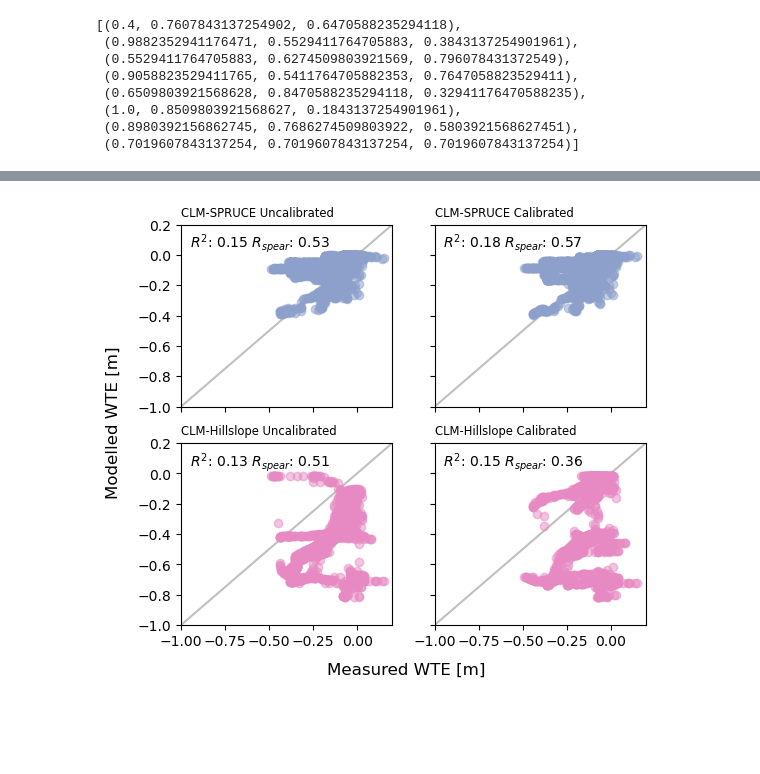
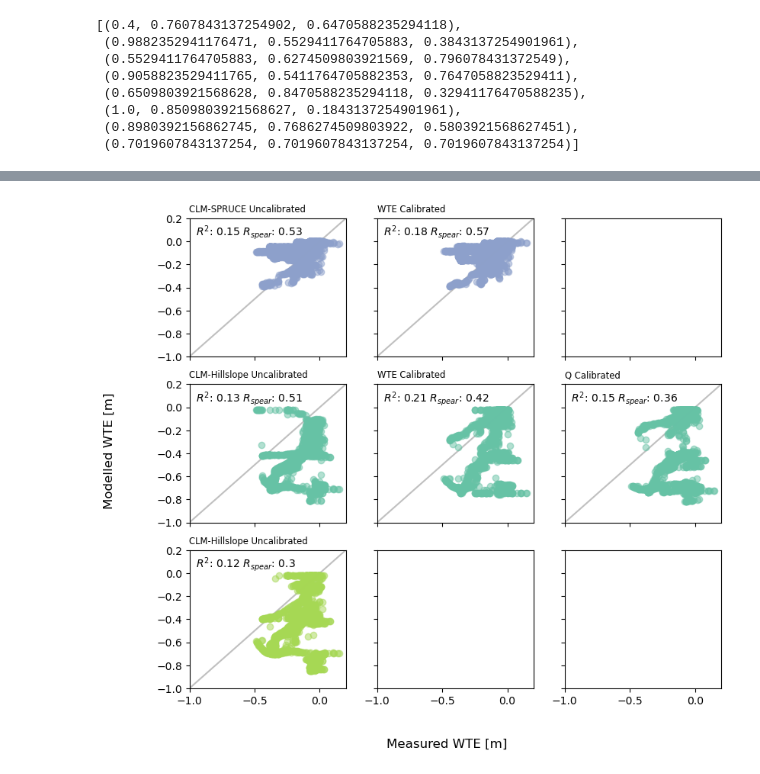
Before and after one commit to mwdjones/peatlandMIP, a Jupyter notebook: 03_plots-HillslopePaper.ipynb, the cells around one changed output, grey strips where cells are left out. Drawn from its saved outputs; the diff is of its cells as text; code cells hidden in the pictures; blank space fills up the shorter version.

```diff
--- a/03_plots-HillslopePaper.ipynb
+++ b/03_plots-HillslopePaper.ipynb
@@ -117,7 +117,7 @@ HILLSLOPEuncalib = xr.open_mfdataset('CLM-hillslope/3col-derecho-nocalib/test-de
 HILLSLOPEuncalibcol = xr.open_mfdataset('CLM-hillslope/3col-derecho-nocalib/test-derecho-nuopc.clm2.h3.*-01-01-00000.nc',
                             parallel = True)
 
-#Calibrated Data
+#Stream Calibrated Data
 SPRUCEcalib = xr.open_mfdataset('ELM-SPRUCE/shiPARAMS/TESTShi2015_US-SPR_ICB20TRCNPRDCTCBC/TESTShi2015_US-SPR_ICB20TRCNPRDCTCBC.clm2.h0.*-01-01-00000.nc',
                             parallel = True)
 CLMcalib = xr.open_mfdataset('CLM5/derecho-stream-calib-expanded/derecho_stream_calib_expanded.clm2.h1.*-01-01-00000.nc',
@@ -127,6 +127,20 @@ HILLSLOPEcalib = xr.open_mfdataset('CLM-hillslope/3col-derecho-streamcalib-hills
 HILLSLOPEcalibcol =  xr.open_mfdataset('CLM-hillslope/3col-derecho-streamcalib-hillslopespinup-pfts/hillslope-stream-calib-pfts.clm2.h3.*-01-01-00000.nc',
                             parallel = True)
 
+#WTE Calibrated Data
+CLMcalib_wte = xr.open_mfdataset('CLM5/derecho-wte-calib/derecho_wte_calib.clm2.h1.*-01-01-00000.nc',
+                            parallel = True)
+HILLSLOPEcalib_wte = xr.open_mfdataset('CLM-hillslope/3col-derecho-wtecalib-hillslopespinup-pfts/hillslope-wte-calib-pfts.clm2.h2.*-01-01-00000.nc',
+                            parallel = True)
+HILLSLOPEcalibcol_wte =  xr.open_mfdataset('CLM-hillslope/3col-derecho-wtecalib-hillslopespinup-pfts/hillslope-wte-calib-pfts.clm2.h3.*-01-01-00000.nc',
+                            parallel = True)
+
+#Soil and PFT mods
+HILLSLOPEuncalibmods = xr.open_mfdataset('CLM-hillslope/3col-derecho-nocalib-soilpftmods/hillslope-soiltest-pfttest.clm2.h2.*-01-01-00000.nc',
+                            parallel = True)
+HILLSLOPEuncalibcolmods = xr.open_mfdataset('CLM-hillslope/3col-derecho-nocalib-soilpftmods/hillslope-soiltest-pfttest.clm2.h3.*-01-01-00000.nc',
+                            parallel = True)
+
 #Fenghui data
 FenghuiData = xr.open_mfdataset('ELM-SPRUCE/fenghui/T0.00_US-SPR_I20TRCLM45CN.clm2.h0.*-01-01-00000.nc',
                                 parallel = True)
@@ -142,4 +156,11 @@ HILLSLOPEcalib = HILLSLOPEcalib.sel(time = slice("2011-01-01", "2016-12-31"))
 HILLSLOPEcalibcol = HILLSLOPEcalibcol.sel(time = slice("2011-01-01", "2016-12-31"))
 CLMcalib = CLMcalib.sel(time = slice("2011-01-04", "2016-12-31"))
 
+HILLSLOPEcalib_wte = HILLSLOPEcalib_wte.sel(time = slice("2011-01-01", "2016-12-31"))
+HILLSLOPEcalibcol_wte = HILLSLOPEcalibcol_wte.sel(time = slice("2011-01-01", "2016-12-31"))
+CLMcalib_wte = CLMcalib_wte.sel(time = slice("2011-01-04", "2016-12-31"))
+
+HILLSLOPEuncalibmods = HILLSLOPEuncalibmods.sel(time = slice("2011-01-01", "2016-12-31"))
+HILLSLOPEuncalibcolmods = HILLSLOPEuncalibcolmods.sel(time = slice("2011-01-01", "2016-12-31"))
+
 fenghui = FenghuiData.sel(time = slice("2014-01-01", "2016-12-31"))
@@ -294,26 +345,31 @@ plt.savefig('./figures/Pub/streamflowCorrelations.svg', bbox_inches = 'tight')
 # %%
 #Plot 4 Model R2 and NSE for WTE
 #Remove leap days from MEF data
 obsWTE = wte[~((wte['DATE'].dt.month == 2) &(wte['DATE'].dt.day == 29))]['WTD']
 
-fig, ax = plt.subplots(2, 2, figsize = (6, 5.2),
+fig, ax = plt.subplots(3, 3, figsize = (9, 8),
                       sharex = True,
                       sharey = True)
 
 #CLM-SPRUCE
 cor_plot(ax[0, 0], obsWTE, -np.array(SPRUCEuncalib.isel(lndgrid = 1).ZWT).reshape(length), pal[2], 'CLM-SPRUCE Uncalibrated', stream = False)
-cor_plot(ax[0, 1], obsWTE, -np.array(SPRUCEcalib.isel(lndgrid = 1).ZWT).reshape(length), pal[2], 'CLM-SPRUCE Calibrated', stream = False)
+cor_plot(ax[0, 1], obsWTE, -np.array(SPRUCEcalib.isel(lndgrid = 1).ZWT).reshape(length), pal[2], 'WTE Calibrated', stream = False)
 
 #CLM-HILLSLOPE - BOG
-cor_plot(ax[1, 0], obsWTE, -np.array(HILLSLOPEuncalibcol.isel(column = 1).ZWT).reshape(length), pal[3], 'CLM-Hillslope Uncalibrated', stream = False)
-cor_plot(ax[1, 1], obsWTE, -np.array(HILLSLOPEcalibcol.isel(column = 1).ZWT).reshape(length), pal[3], 'CLM-Hillslope Calibrated', stream = False)
+cor_plot(ax[1, 0], obsWTE, -np.array(HILLSLOPEuncalibcol.isel(column = 1).ZWT).reshape(length), pal[0], 'CLM-Hillslope Uncalibrated', stream = False)
+cor_plot(ax[1, 1], obsWTE, -np.array(HILLSLOPEcalibcol_wte.isel(column = 1).ZWT).reshape(length), pal[0], 'WTE Calibrated', stream = False)
+cor_plot(ax[1, 2], obsWTE, -np.array(HILLSLOPEcalibcol.isel(column = 1).ZWT).reshape(length), pal[0], 'Q Calibrated', stream = False)
+
+
+#CLM-HILLSLOPE - MODS BOG
+cor_plot(ax[2, 0], obsWTE, -np.array(HILLSLOPEuncalibcolmods.isel(column = 1).ZWT).reshape(length), pal[4], 'CLM-Hillslope Uncalibrated', stream = False)
 
 #ax[2,0].set_xticklabels(labels = [0.0000, 1e-4, 2e-4, 3e-4, 4e-4, 5e-4], rotation = 20)
 #ax[2,1].set_xticklabels(labels = [0.0000, 1e-4, 2e-4, 3e-4, 4e-4, 5e-4], rotation = 20)
 fig.supxlabel('Measured WTE [m]')
 fig.supylabel('Modelled WTE [m]', x = 0)
 
 plt.savefig('./figures/Pub/wteCorrelations.pdf', bbox_inches = 'tight')
 plt.savefig('./figures/Pub/wteCorrelations.svg', bbox_inches = 'tight')
 # %% [output]
-[figure, old version]
+[figure, new version]
```
Also changed, not shown: parts of 10 cells of this notebook, 8 other files.
